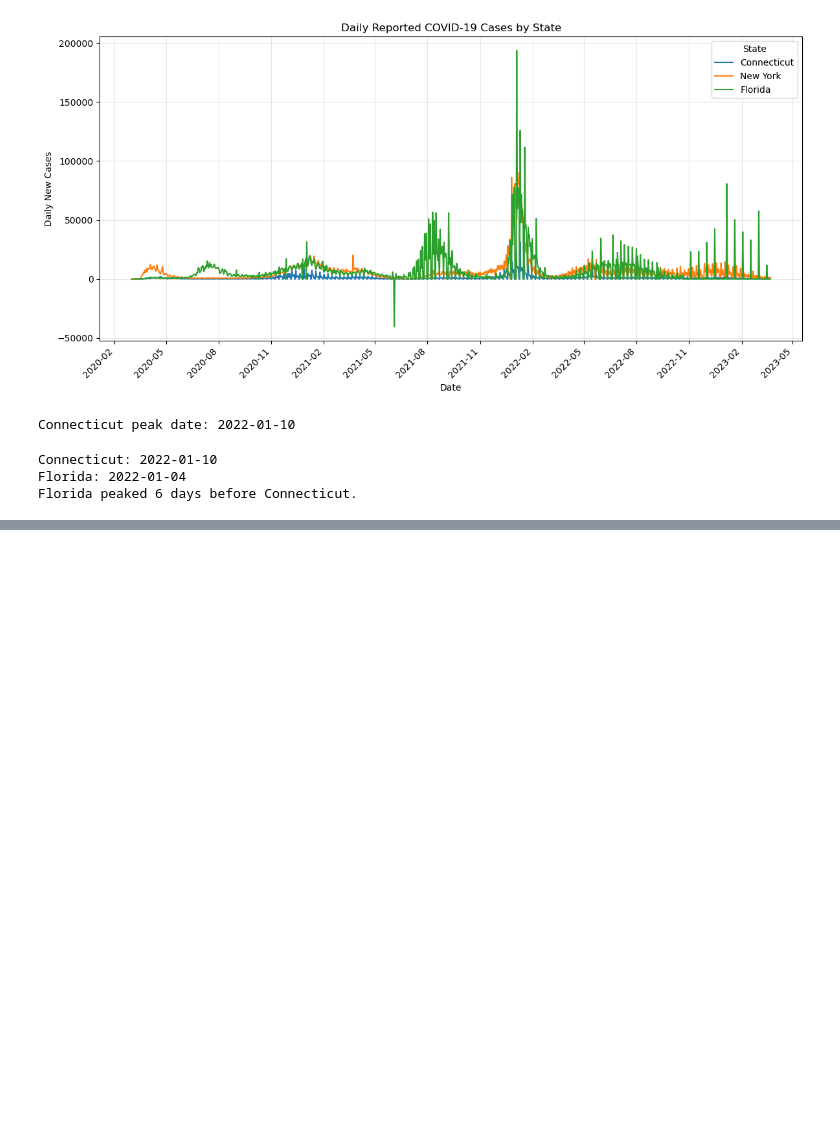
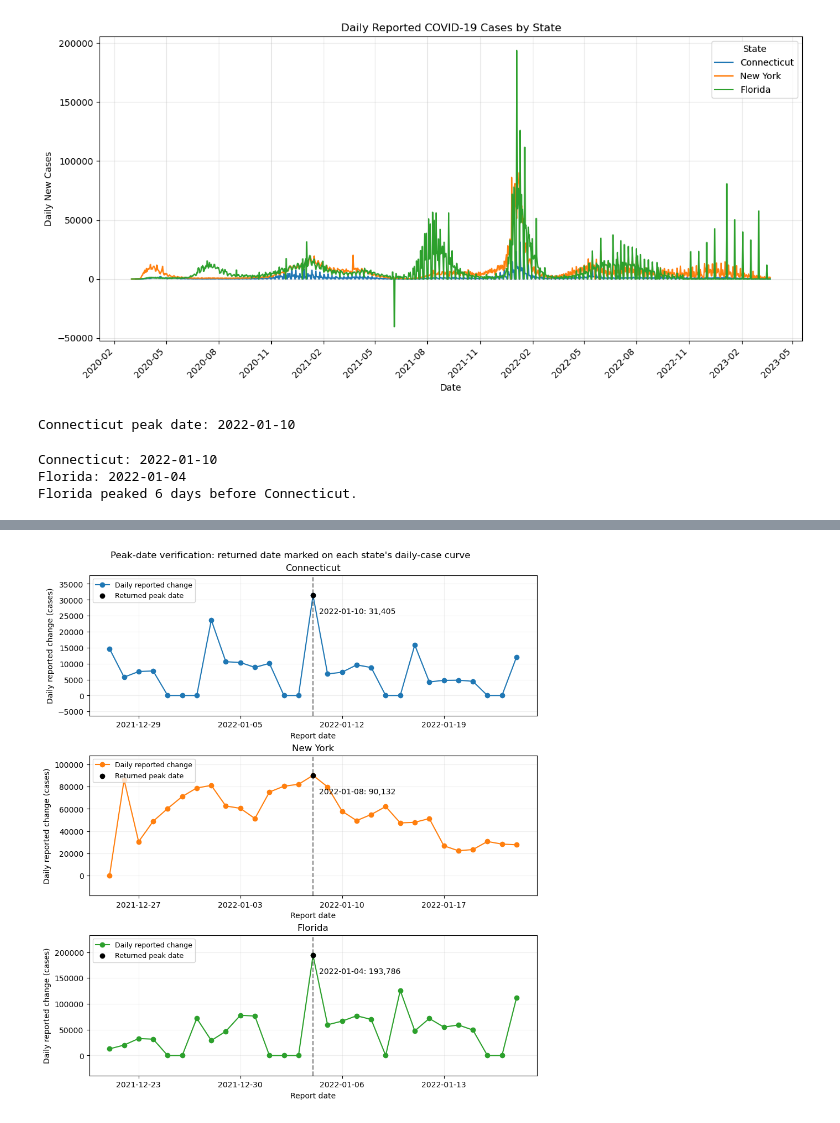
Before and after one commit to liamlian-jpg/bis-cbb-634-fall-2026, a Jupyter notebook: standard-exercises/studio-01-covid.ipynb, the cells around one changed output, grey strips where cells are left out. Drawn from its saved outputs; the diff is of its cells as text; code cells hidden in the pictures; blank space fills up the shorter version.

```diff
--- a/standard-exercises/studio-01-covid.ipynb
+++ b/standard-exercises/studio-01-covid.ipynb
@@ -132,25 +130,6 @@ print(f"Connecticut peak date: {peak_date:%Y-%m-%d}")
 # %% [output]
 Connecticut peak date: 2022-01-10
 # %%
-def compare_peak_dates(data, state1, state2):
-    peak1 = find_peak_date(data, state1)
-    peak2 = find_peak_date(data, state2)
-
-    days_apart = abs((peak1 - peak2).days)
-
-    print(f"{state1}: {peak1:%Y-%m-%d}")
-    print(f"{state2}: {peak2:%Y-%m-%d}")
-
-    if peak1 < peak2:
-        print(f"{state1} peaked {days_apart} days before {state2}.")
-    elif peak2 < peak1:
-        print(f"{state2} peaked {days_apart} days before {state1}.")
-    else:
-        print("Both states peaked on the same date.")
-
-    return days_apart
-
-# Test Function
 days_apart = compare_peak_dates(data, "Connecticut", "Florida")
 # %% [output]
 Connecticut: 2022-01-10
@@ -233,0 +217,63 @@ Days with negative revisions: 1
+# %%
+# Independent oracle: recompute changes from consecutive cumulative totals
+# using a Python loop, rather than reusing daily_cases or idxmax().
+validation_rows = []
+fig, axes = plt.subplots(3, 1, figsize=(9, 10), layout="constrained")
+for ax, state, color in zip(axes, ["Connecticut", "New York", "Florida"],
+                            ["tab:blue", "tab:orange", "tab:green"]):
+    rows = data.loc[data["state"] == state].sort_values("date")
+    dates = rows["date"].tolist()
+    totals = rows["cases"].tolist()
+    changes = [totals[i] - totals[i - 1] for i in range(1, len(totals))]
+    largest = max(changes)
+    position = next(i for i, value in enumerate(changes, start=1) if value == largest)
+    expected_date = dates[position]
+    returned_date = find_peak_date(data, state)
+    assert returned_date == expected_date
+    returned_value = int(rows.loc[rows["date"] == returned_date, "daily_cases"].iloc[0])
+    assert returned_value == largest
+    validation_rows.append({"state": state, "returned_date": returned_date.strftime("%Y-%m-%d"),
+                            "previous_total": totals[position - 1], "peak_total": totals[position],
+                            "difference": largest, "matches_independent_scan": True})
+    window = rows.loc[rows["date"].between(returned_date - pd.Timedelta(days=14),
+                                          returned_date + pd.Timedelta(days=14))]
+    ax.plot(window["date"], window["daily_cases"], "o-", color=color, label="Daily reported change")
+    ax.scatter([returned_date], [largest], color="black", zorder=5, label="Returned peak date")
+    ax.axvline(returned_date, color="black", linestyle="--", alpha=0.5)
+    ax.annotate(f"{returned_date:%Y-%m-%d}: {largest:,}", xy=(returned_date, largest),
+                xytext=(8, -24), textcoords="offset points", fontsize=10)
+    ax.set(title=state, xlabel="Report date", ylabel="Daily reported change (cases)")
+    ax.xaxis.set_major_locator(mdates.DayLocator(interval=7))
+    ax.xaxis.set_major_formatter(mdates.DateFormatter("%Y-%m-%d"))
+    ax.margins(y=0.2)
+    ax.grid(alpha=0.2)
+    ax.legend(loc="upper left", fontsize=9)
+fig.suptitle("Peak-date verification: returned date marked on each state's daily-case curve")
+fig.savefig("peak-date-validation.png", dpi=150)
+plt.show()
+validation = pd.DataFrame(validation_rows)
+validation.to_csv("peak-date-validation.csv", index=False)
+display(validation)
+
+# Hand-calculated fixtures test tie-breaking, row order, group boundaries,
+# negative revisions, equal-date comparisons, and insufficient data.
+fixture = pd.DataFrame({
+    "state": ["A"] * 4 + ["B"] * 4,
+    "date": list(pd.date_range("2020-01-01", periods=4)) * 2,
+    "cases": [10, 15, 20, 18, 100, 105, 106, 107],
+}).sample(frac=1, random_state=634).sort_values(["state", "date"]).reset_index(drop=True)
+fixture["daily_cases"] = fixture.groupby("state")["cases"].diff().astype("Int64")
+assert fixture.groupby("state").head(1)["daily_cases"].isna().all()
+assert find_peak_date(fixture, "A") == pd.Timestamp("2020-01-02")
+assert find_peak_date(fixture, "B") == pd.Timestamp("2020-01-02")
+assert compare_peak_dates(fixture, "A", "B") == 0
+assert compare_peak_dates(data, "Connecticut", "Florida") == 6
+for frame, state in [(fixture, "Absent"), (fixture.iloc[:1], "A")]:
+    try:
+        find_peak_date(frame, state)
+    except ValueError:
+        pass
+    else:
+        raise AssertionError("Expected insufficient-data ValueError")
+print("Passed independent peak scans for 3 states and all synthetic/comparison checks.")
+# %% [output]
@@ -233,0 +287 @@ Days with negative revisions: 1
+[figure, added]
```
Also changed, not shown: parts of 4 cells of this notebook, 12 other files.
